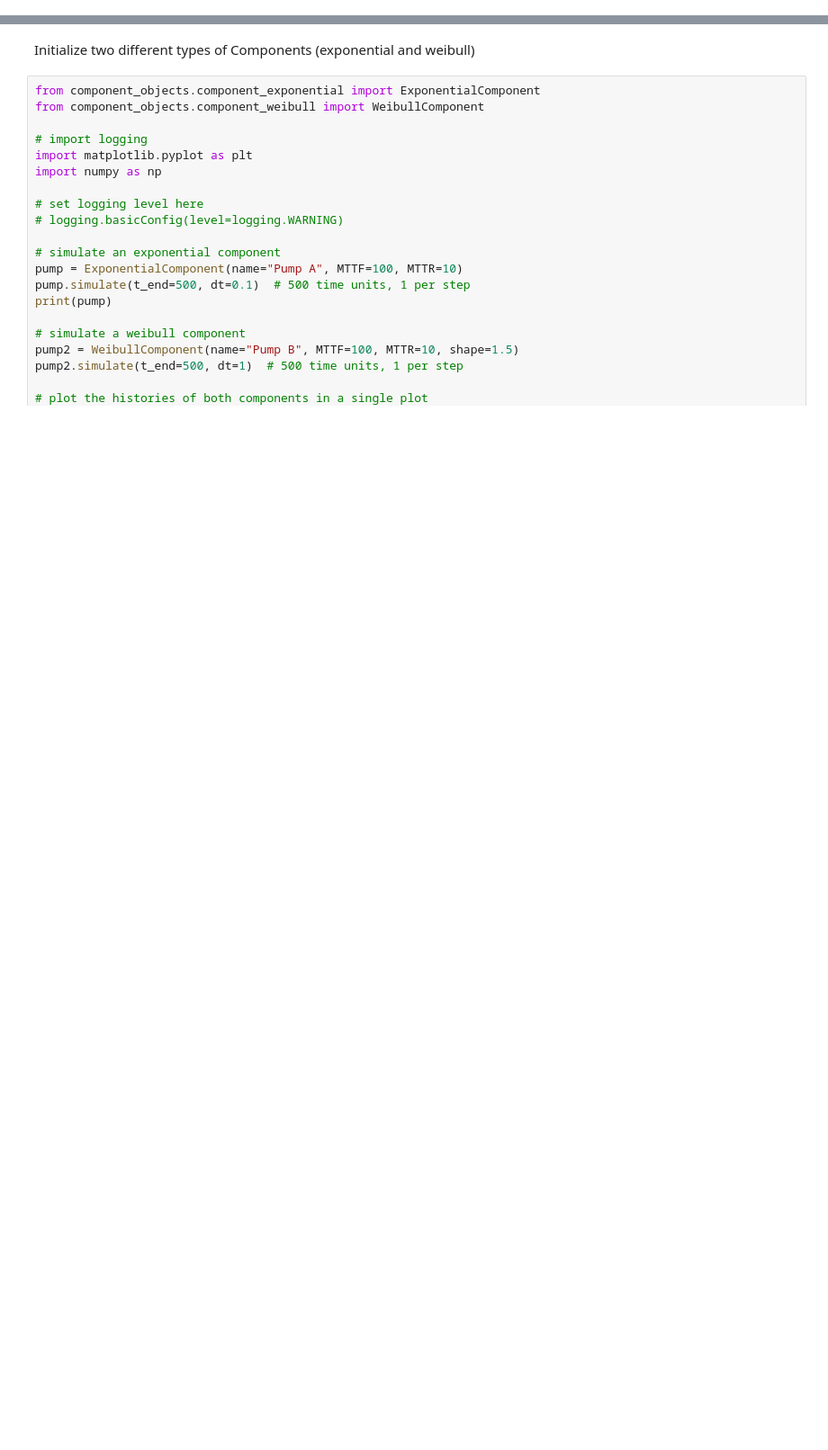
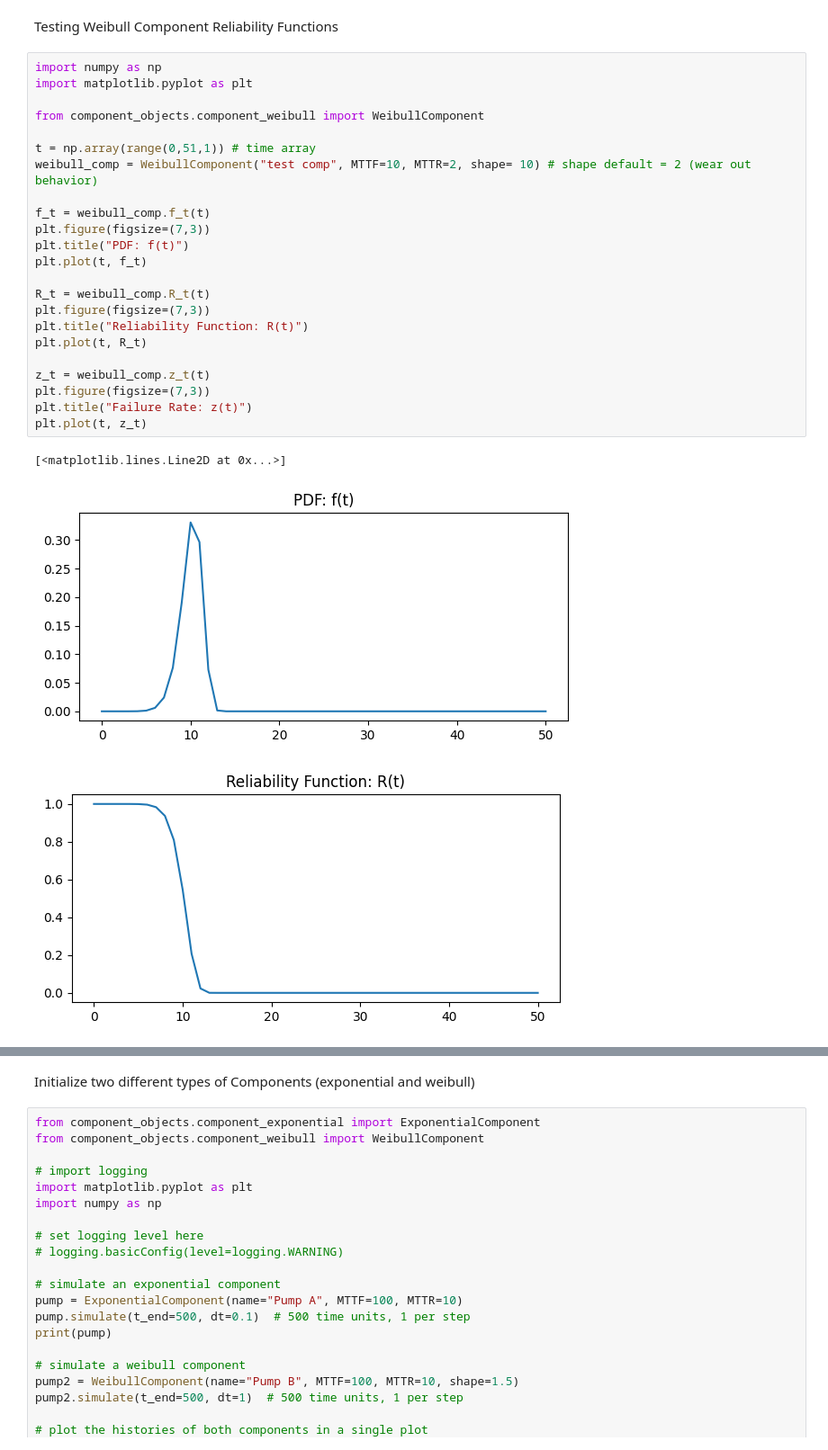
Before and after one commit to andreyaW/KISS2, a Jupyter notebook: object_testing_notebooks/comp_test.ipynb, the cells around one changed output, grey strips where cells are left out. Shown: that part at 90% size. Drawn from its saved outputs; the diff is of its cells as text; blank space fills up the shorter version.

```diff
--- a/object_testing_notebooks/comp_test.ipynb
+++ b/object_testing_notebooks/comp_test.ipynb
@@ -10,0 +31,29 @@ print(result)
+# %% [markdown]
+Testing Weibull Component Reliability Functions
+# %%
+import numpy as np
+import matplotlib.pyplot as plt
+
+from component_objects.component_weibull import WeibullComponent
+
+t = np.array(range(0,51,1)) # time array
+weibull_comp = WeibullComponent("test comp", MTTF=10, MTTR=2, shape= 10) # shape default = 2 (wear out behavior)
+
+f_t = weibull_comp.f_t(t)
+plt.figure(figsize=(7,3))
+plt.title("PDF: f(t)")
+plt.plot(t, f_t)
+
+R_t = weibull_comp.R_t(t)
+plt.figure(figsize=(7,3))
+plt.title("Reliability Function: R(t)")
+plt.plot(t, R_t)
+
+z_t = weibull_comp.z_t(t)
+plt.figure(figsize=(7,3))
+plt.title("Failure Rate: z(t)")
+plt.plot(t, z_t)
+# %% [output]
+[<matplotlib.lines.Line2D at 0x...>]
+[figure, added]
+[figure, added]
```
Also changed, not shown: parts of 5 cells of this notebook, 12 other files.
